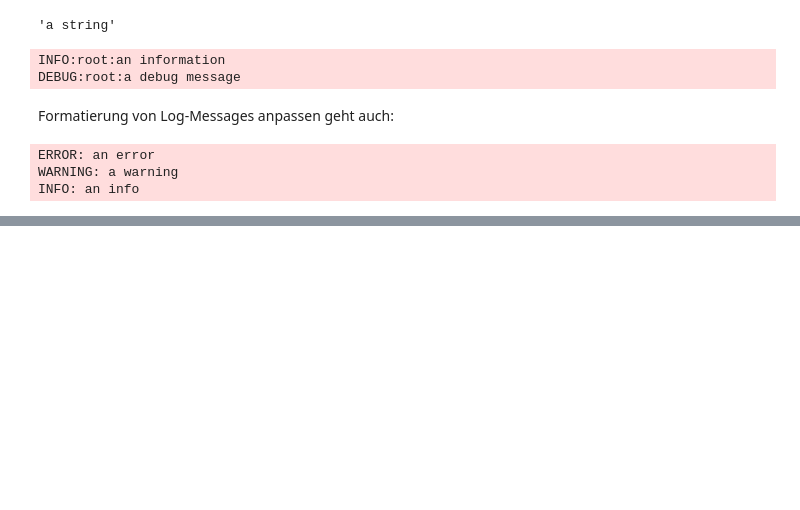
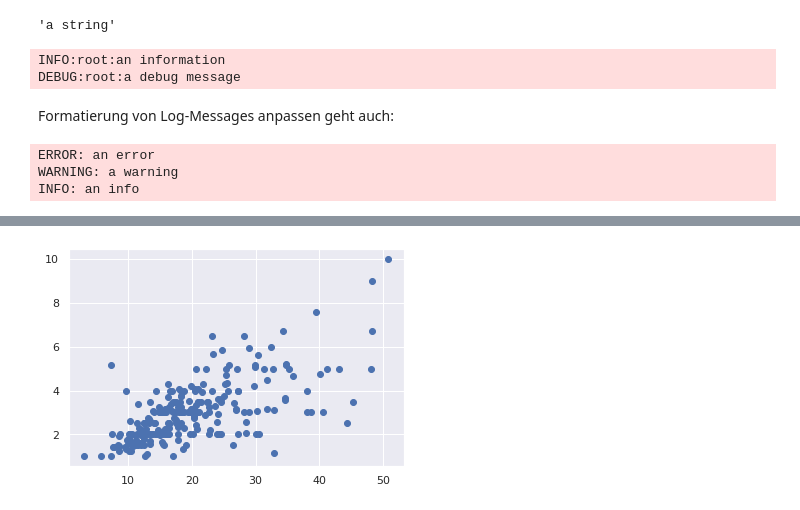
Before and after one commit to steffiland/jupyter-notes, a Jupyter notebook: demos/Introduction.ipynb, the cells around one changed output, grey strips where cells are left out. Cells and saved outputs as stored; diff of their text form; code cells hidden in the pictures; blank space fills up the shorter version.

```diff
--- a/demos/Introduction.ipynb
+++ b/demos/Introduction.ipynb
@@ -138,0 +254,4 @@ INFO: an info
+# %%
+sns.set(style="darkgrid") #  darkgrid, whitegrid, dark, white, ticks
+plt.scatter(data.total_bill, data.tip);
+# %% [output]
@@ -138,0 +275 @@ INFO: an info
+[figure, added]
```
Also changed, not shown: parts of 52 cells of this notebook, 6 other files.
